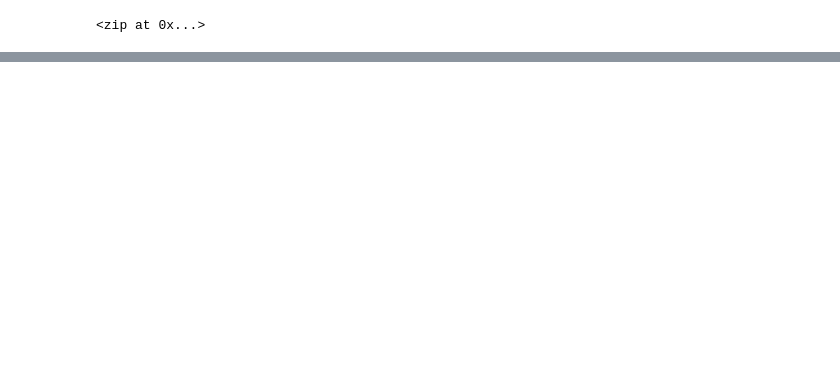
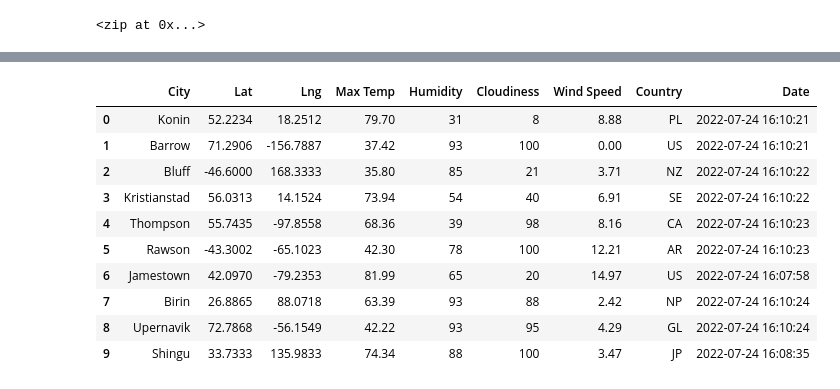
Before and after one commit to Knicks2020/World_Weather_Analysis, a Jupyter notebook: WeatherPy.ipynb, the cells around one changed output, grey strips where cells are left out. Drawn from its saved outputs; the diff is of its cells as text; code cells hidden in the pictures; blank space fills up the shorter version.

```diff
--- a/WeatherPy.ipynb
+++ b/WeatherPy.ipynb
@@ -43,3 +49,5 @@ from citipy import citipy
+# %%
+url = "http://api.openweathermap.org/data/2.5/weather?units=Imperial&APPID=" + weather_api_key
 # %%
 # Create a list for holding the cities.
 cities = []
@@ -58,0 +194,16 @@ len(cities)
+# %%
+# Convert the array of dictionaries to a Pandas DataFrame.
+city_data_df = pd.DataFrame(city_data)
+city_data_df.head(10)
+# %% [output]
+|  | City | Lat | Lng | Max Temp | Humidity | Cloudiness | Wind Speed | Country | Date |
+| 0 | Konin | 52.2234 | 18.2512 | 79.70 | 31 | 8 | 8.88 | PL | 2022-07-24 16:10:21 |
+| 1 | Barrow | 71.2906 | -156.7887 | 37.42 | 93 | 100 | 0.00 | US | 2022-07-24 16:10:21 |
+| 2 | Bluff | -46.6000 | 168.3333 | 35.80 | 85 | 21 | 3.71 | NZ | 2022-07-24 16:10:22 |
+| 3 | Kristianstad | 56.0313 | 14.1524 | 73.94 | 54 | 40 | 6.91 | SE | 2022-07-24 16:10:22 |
+| 4 | Thompson | 55.7435 | -97.8558 | 68.36 | 39 | 98 | 8.16 | CA | 2022-07-24 16:10:23 |
+| 5 | Rawson | -43.3002 | -65.1023 | 42.30 | 78 | 100 | 12.21 | AR | 2022-07-24 16:10:23 |
+| 6 | Jamestown | 42.0970 | -79.2353 | 81.99 | 65 | 20 | 14.97 | US | 2022-07-24 16:07:58 |
+| 7 | Birin | 26.8865 | 88.0718 | 63.39 | 93 | 88 | 2.42 | NP | 2022-07-24 16:10:24 |
+| 8 | Upernavik | 72.7868 | -56.1549 | 42.22 | 93 | 95 | 4.29 | GL | 2022-07-24 16:10:24 |
+| 9 | Shingu | 33.7333 | 135.9833 | 74.34 | 88 | 100 | 3.47 | JP | 2022-07-24 16:08:35 |
```
Also changed, not shown: parts of 9 cells of this notebook.
